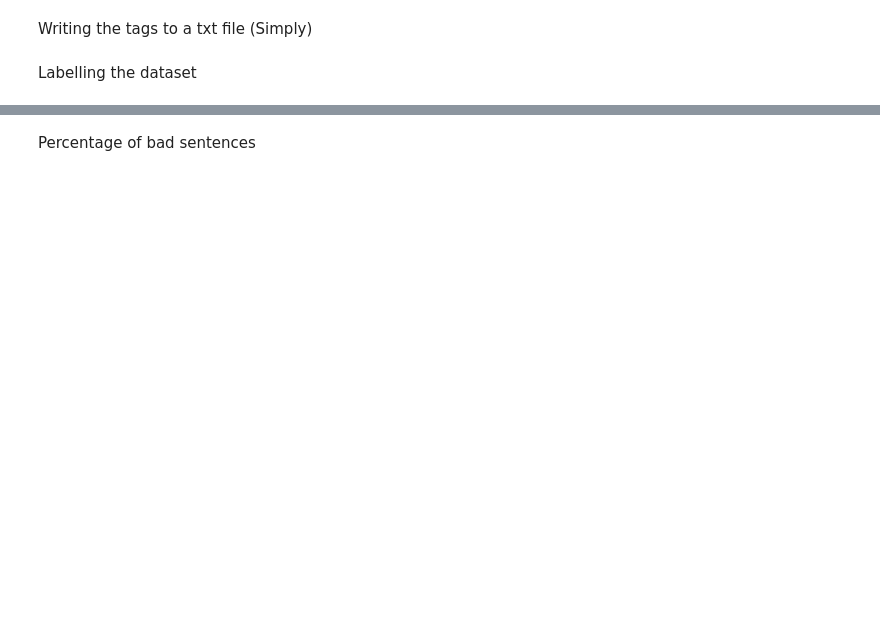
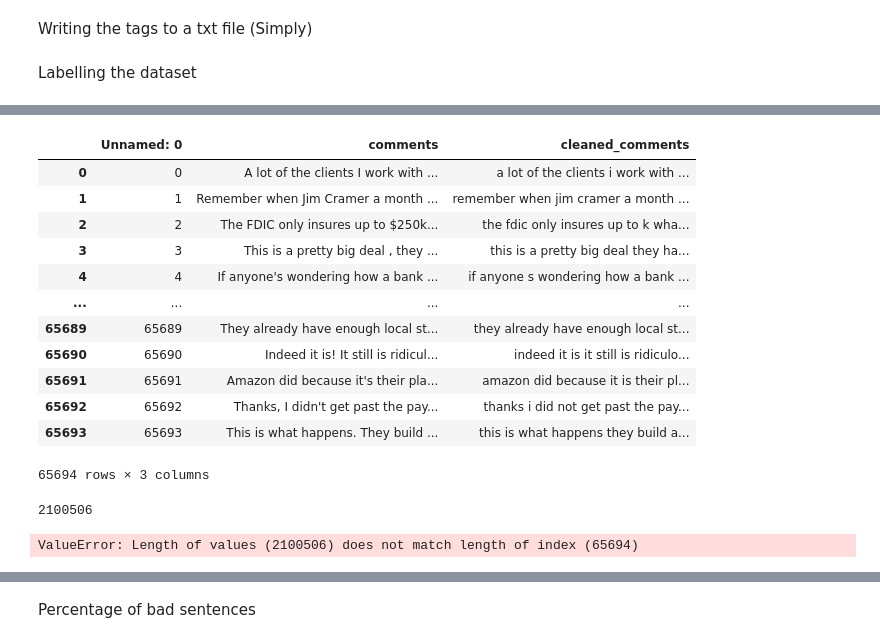
Before and after one commit to krishnadheerajkrovi/CSCI544_NLP_Project, a Jupyter notebook: pos_tagger.ipynb, the cells around one changed output, grey strips where cells are left out. Drawn from its saved outputs; the diff is of its cells as text; code cells hidden in the pictures; blank space fills up the shorter version.

```diff
--- a/pos_tagger.ipynb
+++ b/pos_tagger.ipynb
@@ -140,7 +152,7 @@ Downloading https://raw.githubusercontent.com/stanfordnlp/stanza-resources/main/
 # %% [markdown]
 POS Tags for our dataset
 # %%
-dataset_sample = dataset[:1000].copy()
+dataset_sample = dataset[:].copy()
 # %%
 dataset_sample['cleaned_comments'][1]
 # %% [output]
@@ -204,3 +243,19 @@ dataset_sample['cleaned_comments'][0]
 # %%
 import pandas as pd
 pd.set_option('display.max_colwidth', None)
+# %%
+dataset_sample
+# %% [output]
+|  | Unnamed: 0 | comments | cleaned_comments |
+| 0 | 0 | A lot of the clients I work with ... | a lot of the clients i work with ... |
+| 1 | 1 | Remember when Jim Cramer a month ... | remember when jim cramer a month ... |
+| 2 | 2 | The FDIC only insures up to $250k... | the fdic only insures up to k wha... |
+| 3 | 3 | This is a pretty big deal , they ... | this is a pretty big deal they ha... |
+| 4 | 4 | If anyone's wondering how a bank ... | if anyone s wondering how a bank ... |
+| ... | ... | ... | ... |
+| 65689 | 65689 | They already have enough local st... | they already have enough local st... |
+| 65690 | 65690 | Indeed it is! It still is ridicul... | indeed it is it still is ridiculo... |
+| 65691 | 65691 | Amazon did because it's their pla... | amazon did because it is their pl... |
+| 65692 | 65692 | Thanks, I didn't get past the pay... | thanks i did not get past the pay... |
+| 65693 | 65693 | This is what happens. They build ... | this is what happens they build a... |
+65694 rows × 3 columns
@@ -207,4 +264,10 @@ pd.set_option('display.max_colwidth', None)
+# %%
+len(pos_tags_dataset_sample[0])
+# %% [output]
+2100506
 # %%
-dataset_sample['pos_tag'] = pos_tags_dataset_sample
+dataset_sample['pos_tag'] = pos_tags_dataset_sample[0]
+# %% [output]
+ValueError: Length of values (2100506) does not match length of index (65694)
 # %%
 dataset_sample.iloc[0,2:5]
```
Also changed, not shown: parts of 23 cells of this notebook, 8 other files.
